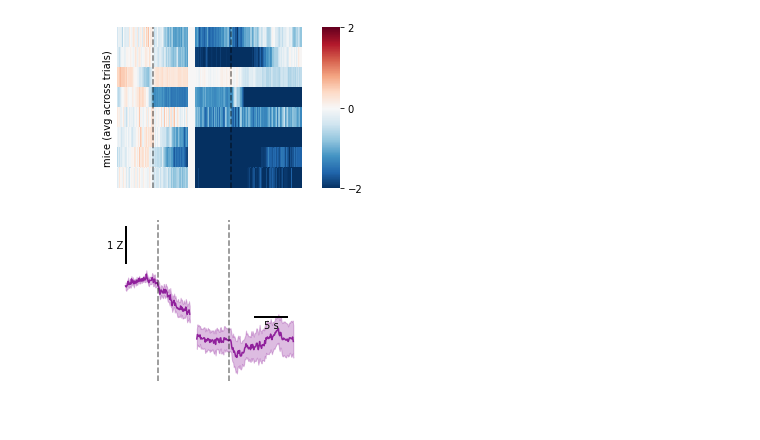
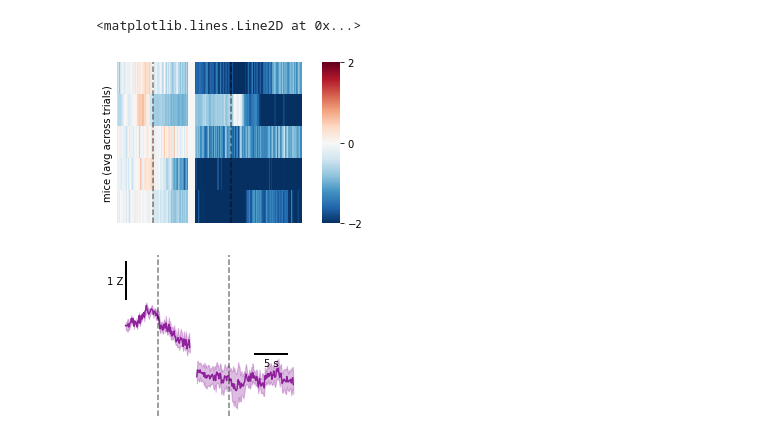
Before and after one commit to linneavolcko/hislight, a Jupyter notebook: notebooks/HL3_grouped.ipynb, the cells around one changed output. Drawn from its saved outputs; the diff is of its cells as text; code cells hidden in the pictures.

Commit message:
removing poor placements VMH

```diff
--- a/notebooks/HL3_grouped.ipynb
+++ b/notebooks/HL3_grouped.ipynb
@@ -13,11 +13,12 @@ DATAPATH = Path("C://Data//hislight_pickles//HL3_restricted_dark.pickle")
 with open(DATAPATH, 'rb') as handle:
     HL3_restricted_dark = pickle.load(handle)
 # %%
-mice_to_exclude = ["HL313", "HL314", "HL315", "HL316", "HL317", "HL318", "HL303", "HL304", "HL306", "HL308"]
+mice_to_exclude = ["HL313", "HL314", "HL315", "HL316", "HL317", "HL318", "HL306", "HL308",
+                  "HL301", "HL304", "HL305"]
 
 #HL313 - HL318 are control mice
-#HL303, HL304 have artifacts
 #HL 306, 308 have no virus
+#HL301, HL304, HL305 have poor fiber placement
 # %%
 list_of_mice = []
 
@@ -32 +29,3 @@ list_of_mice
+# %%
+list_of_mice = ['HL302', 'HL307', 'HL309', 'HL310', 'HL312']
 # %%
@@ -99,0 +91,2 @@ snips_mean_full.shape
+# %%
+snips_mean_start, snips_mean_end, snips_mean_full = get_snips(HL3_restricted_dark)
@@ -102,6 +124,10 @@ f,[[ax1, ax2], [ax3, ax4]]=plt.subplots(nrows=2, ncols=2,
                                         figsize=[4,6.5],
                                         gridspec_kw={"width_ratios":[10,1]})
 
+pre = 5
+post = 10
+mineventlength=10
+binlength=0.1
 
 
 sns.heatmap(snips_mean_full, ax=ax1, cbar_ax= ax2, cmap="RdBu_r", vmax=2, vmin=-2, cbar_kws={"ticks": [2, 0, -2]})
@@ -120,32 +146,33 @@ color="#90219c"
 ax3.plot(x1, mean[:bins_early], color=color)
 ax3.plot(x2, mean[-bins_late:], color=color)
 ax3.fill_between(x1, mean[:bins_early]-error_values[:bins_early], mean[:bins_early]+error_values[:bins_early], color=color, alpha=0.3)
 ax3.fill_between(x2, mean[-bins_late:]-error_values[-bins_late:], mean[-bins_late:]+error_values[-bins_late:], color=color, alpha=0.3)
 
 ax4.remove()
 
 ax1.set_yticks([])
 ax1.set_xticks([])
 ax1.axvline(50, color="k", linestyle="--", alpha=0.5)
 ax1.axvline(160, color="k", linestyle="--", alpha=0.5)
 
 ax3.set_yticks([])
 ax3.set_xticks([])
 
 ax1.set_ylabel("mice (avg across trials)")
 
 for spine in ["top", "right", "left", "bottom"]:
     ax3.spines[spine].set_visible(False)
 
 ax3.plot([200,250], [-1,-1], linewidth=2, color="k")
 ax3.text(225,-1.1,"5 s", va="top", ha="center")
 
 ax3.plot([0,0], [0.5, 1.5], linewidth=2, color="k")
 ax3.text(-3, 1, "1 Z", va="center", ha="right")
 
 ax3.axvline(50, color="k", linestyle="--", alpha=0.5)
 ax3.axvline(160, color="k", linestyle="--", alpha=0.5)
 
-f.savefig("C:\\Users\\kvo019\\OneDrive - UiT Office 365\\Pipette 2\\People\\Linnea\\Manuscripts\\hislight paper\\figures\\HL3_grouped.pdf")
+#f.savefig("C:\\Users\\kvo019\\OneDrive - UiT Office 365\\Pipette 2\\People\\Linnea\\Manuscripts\\hislight paper\\figures\\HL3_grouped.pdf")
 # %% [output]
+<matplotlib.lines.Line2D at 0x...>
-[figure, old version]
+[figure, new version]
```
Also changed, not shown: parts of 4 cells of this notebook, 2 other files.
